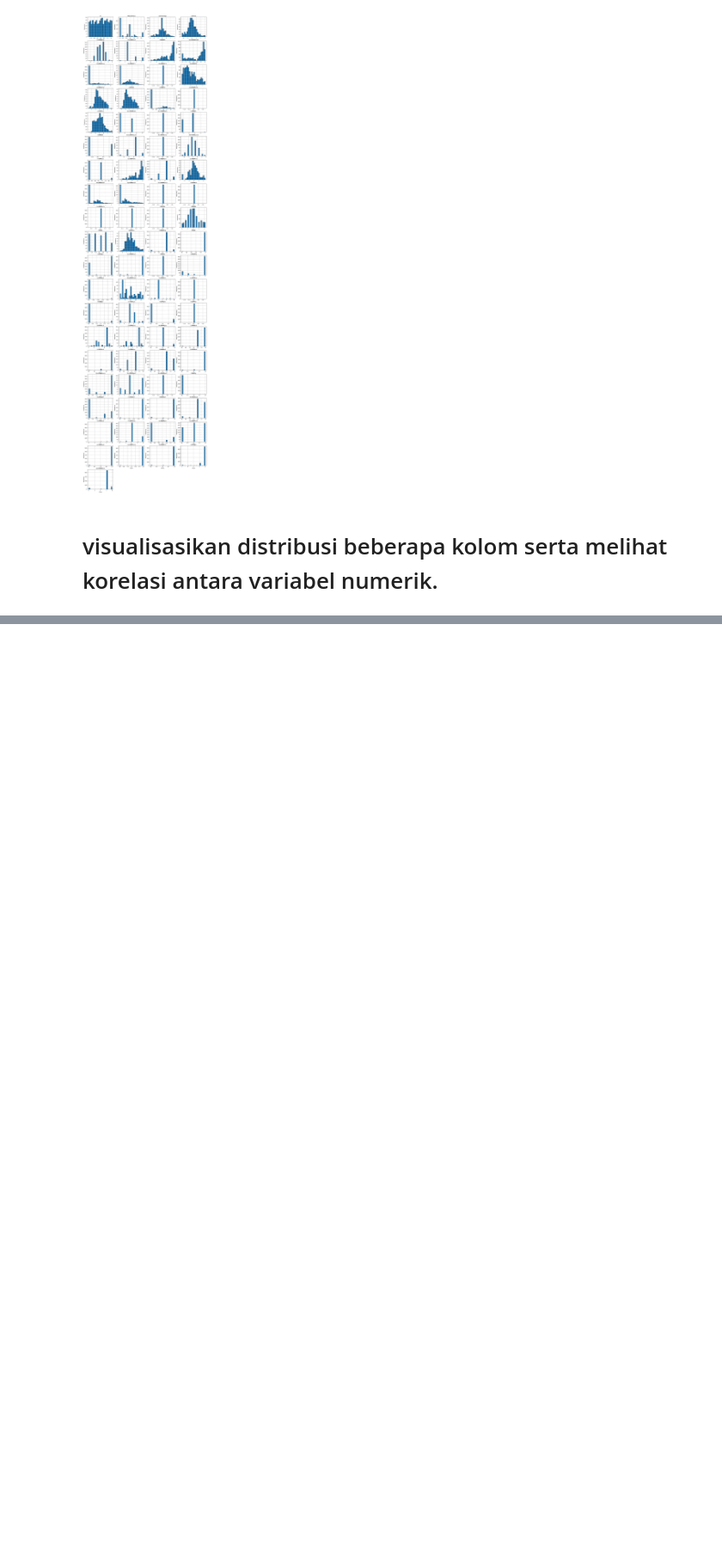
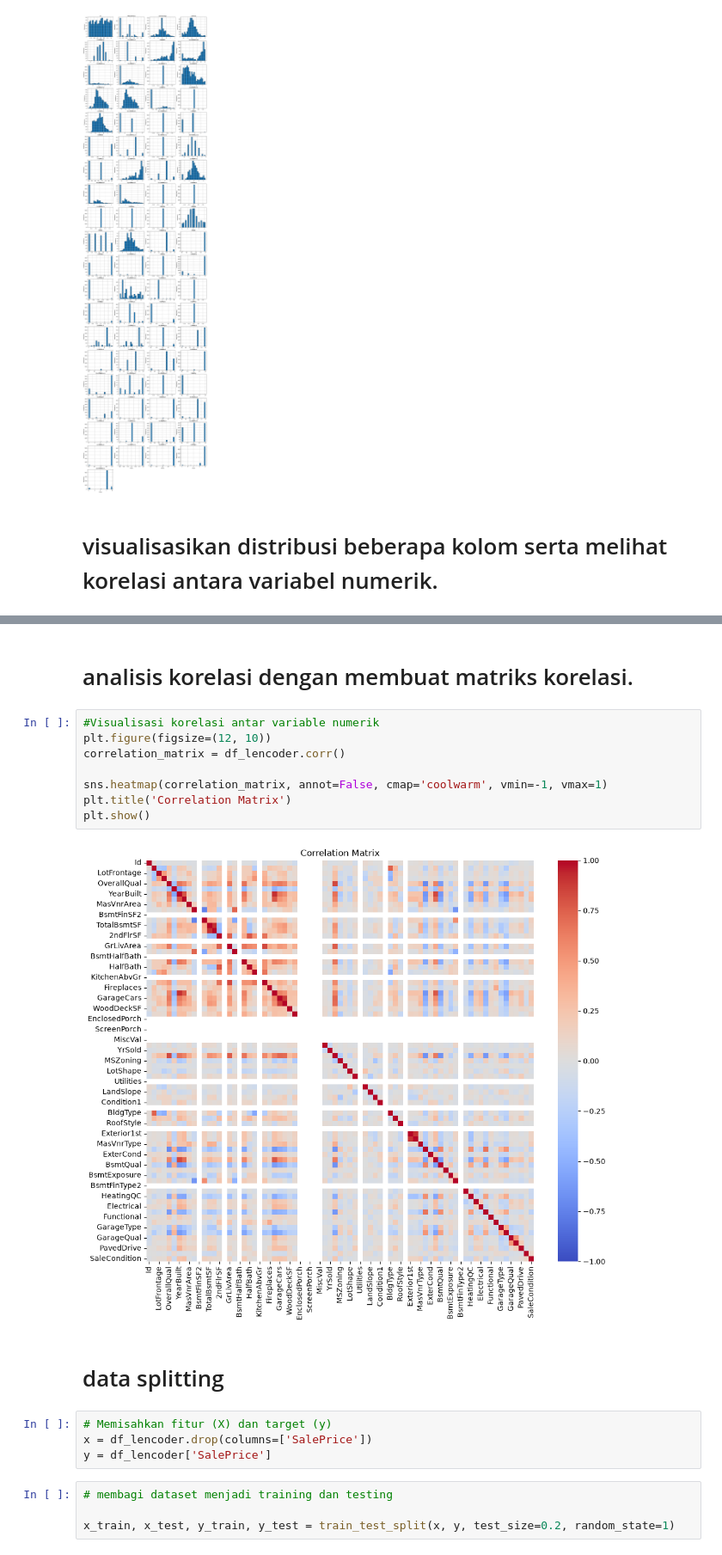
Before and after one commit to yudanode/ml-journey, a Jupyter notebook: latihan.ipynb, the cells around one changed output, grey strips where cells are left out. Shown at 86% size. Cells and saved outputs as stored; diff of their text form; blank space fills up the shorter version.

```diff
--- a/latihan.ipynb
+++ b/latihan.ipynb
@@ -401,0 +416,22 @@ for j in range(i + 1, len(axes)):
+# %% [markdown]
+# analisis korelasi dengan membuat matriks korelasi.
+# %%
+#Visualisasi korelasi antar variable numerik
+plt.figure(figsize=(12, 10))
+correlation_matrix = df_lencoder.corr()
+
+sns.heatmap(correlation_matrix, annot=False, cmap='coolwarm', vmin=-1, vmax=1)
+plt.title('Correlation Matrix')
+plt.show()
+# %% [output]
+[figure, added]
+# %% [markdown]
+# data splitting
+# %%
+# Memisahkan fitur (X) dan target (y)
+x = df_lencoder.drop(columns=['SalePrice'])
+y = df_lencoder['SalePrice']
+# %%
+# membagi dataset menjadi training dan testing
+
+x_train, x_test, y_train, y_test = train_test_split(x, y, test_size=0.2, random_state=1)
```
Also changed, not shown: parts of 3 cells of this notebook.
